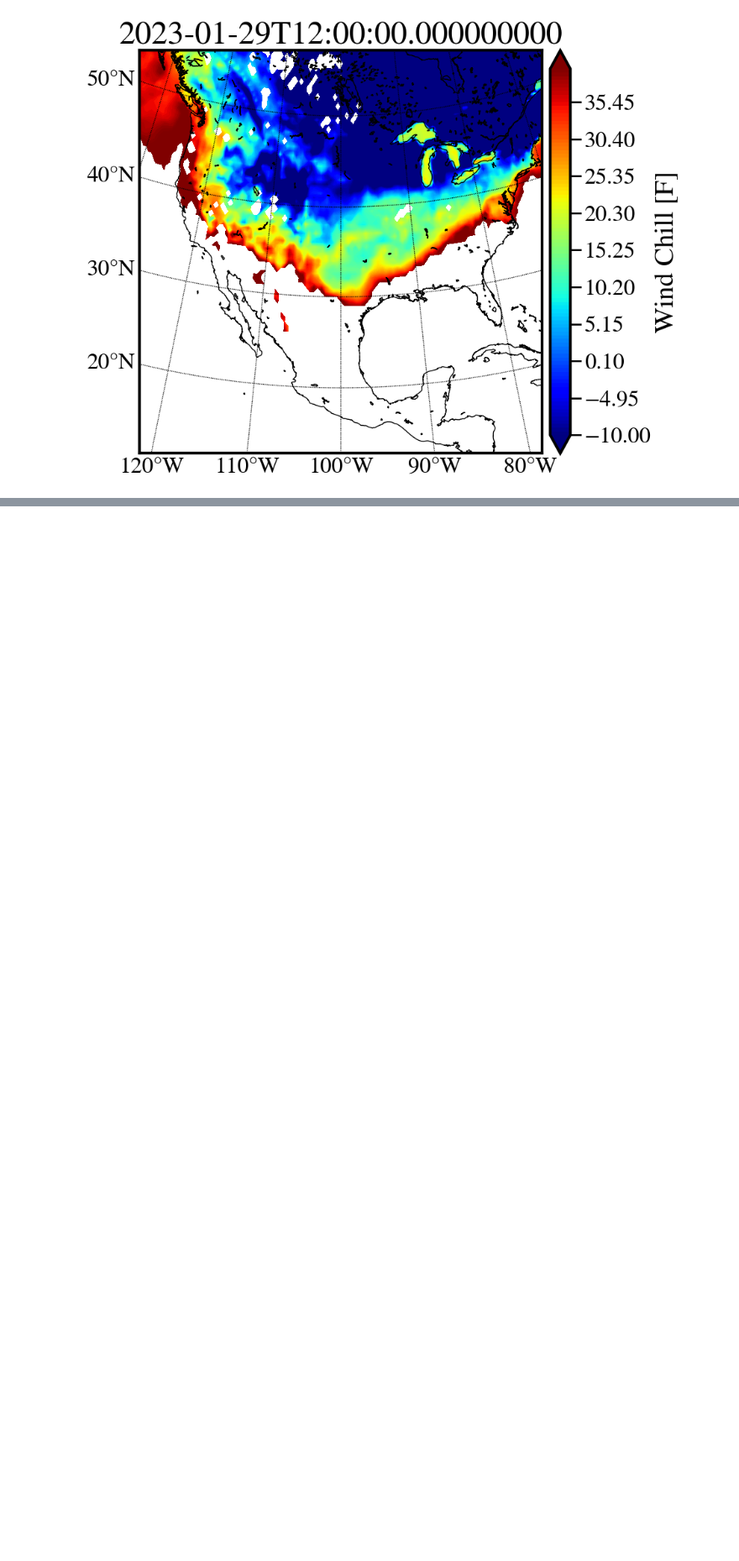
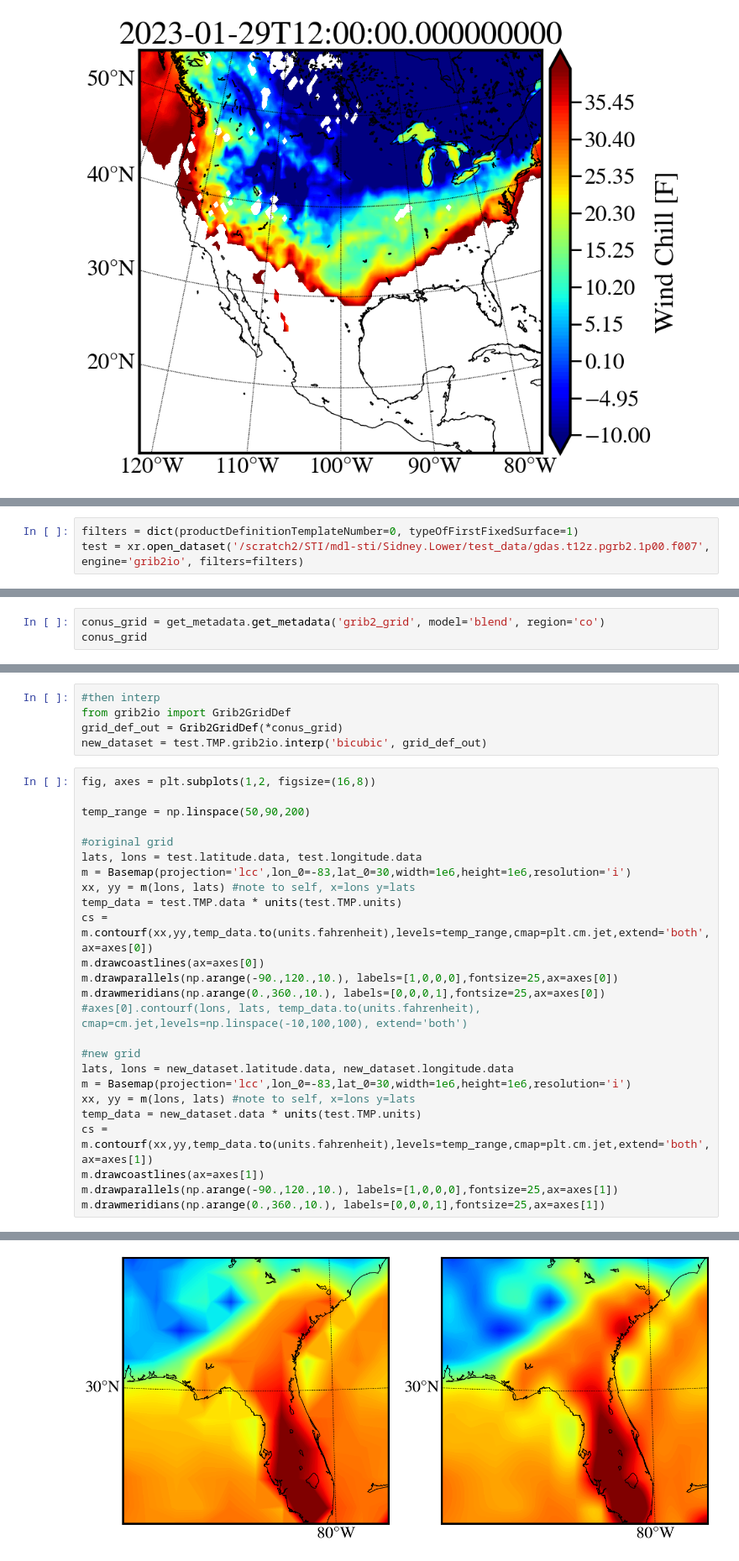
Before and after one commit to SidneyLower-NOAA/SMD_Notebooks, a Jupyter notebook: how2_grib2io.ipynb, the cells around one changed output, grey strips where cells are left out. Shown at 84% size. Saved outputs shown, nothing was run; the diff lists cells and outputs as text; blank space fills up the shorter version.

Commit message:
nimbl metadata

```diff
--- a/how2_grib2io.ipynb
+++ b/how2_grib2io.ipynb
@@ -390,0 +420,3 @@ plt.show()
+# %%
+filters = dict(productDefinitionTemplateNumber=0, typeOfFirstFixedSurface=1)
+test = xr.open_dataset('/scratch2/STI/mdl-sti/Sidney.Lower/test_data/gdas.t12z.pgrb2.1p00.f007', engine='grib2io', filters=filters)
@@ -390,0 +476,3 @@ plt.show()
+# %%
+conus_grid = get_metadata.get_metadata('grib2_grid', model='blend', region='co')
+conus_grid
@@ -390,0 +497,31 @@ plt.show()
+# %%
+#then interp
+from grib2io import Grib2GridDef
+grid_def_out = Grib2GridDef(*conus_grid)
+new_dataset = test.TMP.grib2io.interp('bicubic', grid_def_out)
+# %%
+fig, axes = plt.subplots(1,2, figsize=(16,8))
+
+temp_range = np.linspace(50,90,200)
+
+#original grid
+lats, lons = test.latitude.data, test.longitude.data
+m = Basemap(projection='lcc',lon_0=-83,lat_0=30,width=1e6,height=1e6,resolution='i')
+xx, yy = m(lons, lats) #note to self, x=lons y=lats
+temp_data = test.TMP.data * units(test.TMP.units)
+cs = m.contourf(xx,yy,temp_data.to(units.fahrenheit),levels=temp_range,cmap=plt.cm.jet,extend='both',ax=axes[0])
+m.drawcoastlines(ax=axes[0])
+m.drawparallels(np.arange(-90.,120.,10.), labels=[1,0,0,0],fontsize=25,ax=axes[0])
+m.drawmeridians(np.arange(0.,360.,10.), labels=[0,0,0,1],fontsize=25,ax=axes[0])
+#axes[0].contourf(lons, lats, temp_data.to(units.fahrenheit), cmap=cm.jet,levels=np.linspace(-10,100,100), extend='both')
+
+#new grid
+lats, lons = new_dataset.latitude.data, new_dataset.longitude.data
+m = Basemap(projection='lcc',lon_0=-83,lat_0=30,width=1e6,height=1e6,resolution='i')
+xx, yy = m(lons, lats) #note to self, x=lons y=lats
+temp_data = new_dataset.data * units(test.TMP.units)
+cs = m.contourf(xx,yy,temp_data.to(units.fahrenheit),levels=temp_range,cmap=plt.cm.jet,extend='both',ax=axes[1])
+m.drawcoastlines(ax=axes[1])
+m.drawparallels(np.arange(-90.,120.,10.), labels=[1,0,0,0],fontsize=25,ax=axes[1])
+m.drawmeridians(np.arange(0.,360.,10.), labels=[0,0,0,1],fontsize=25,ax=axes[1])
+# %% [output]
@@ -390,0 +530 @@ plt.show()
+[figure, added]
```
Also changed, not shown: parts of 15 cells of this notebook.
